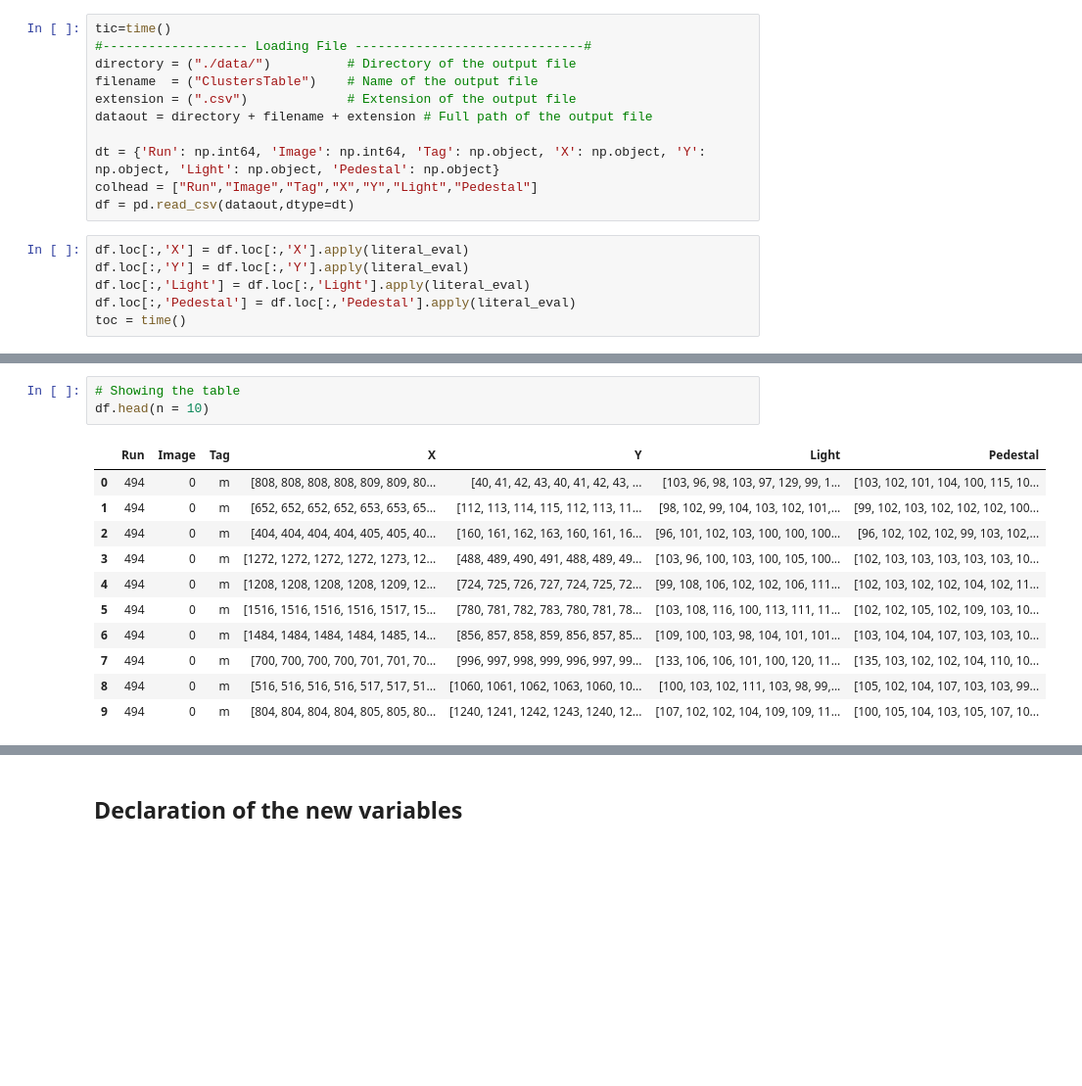
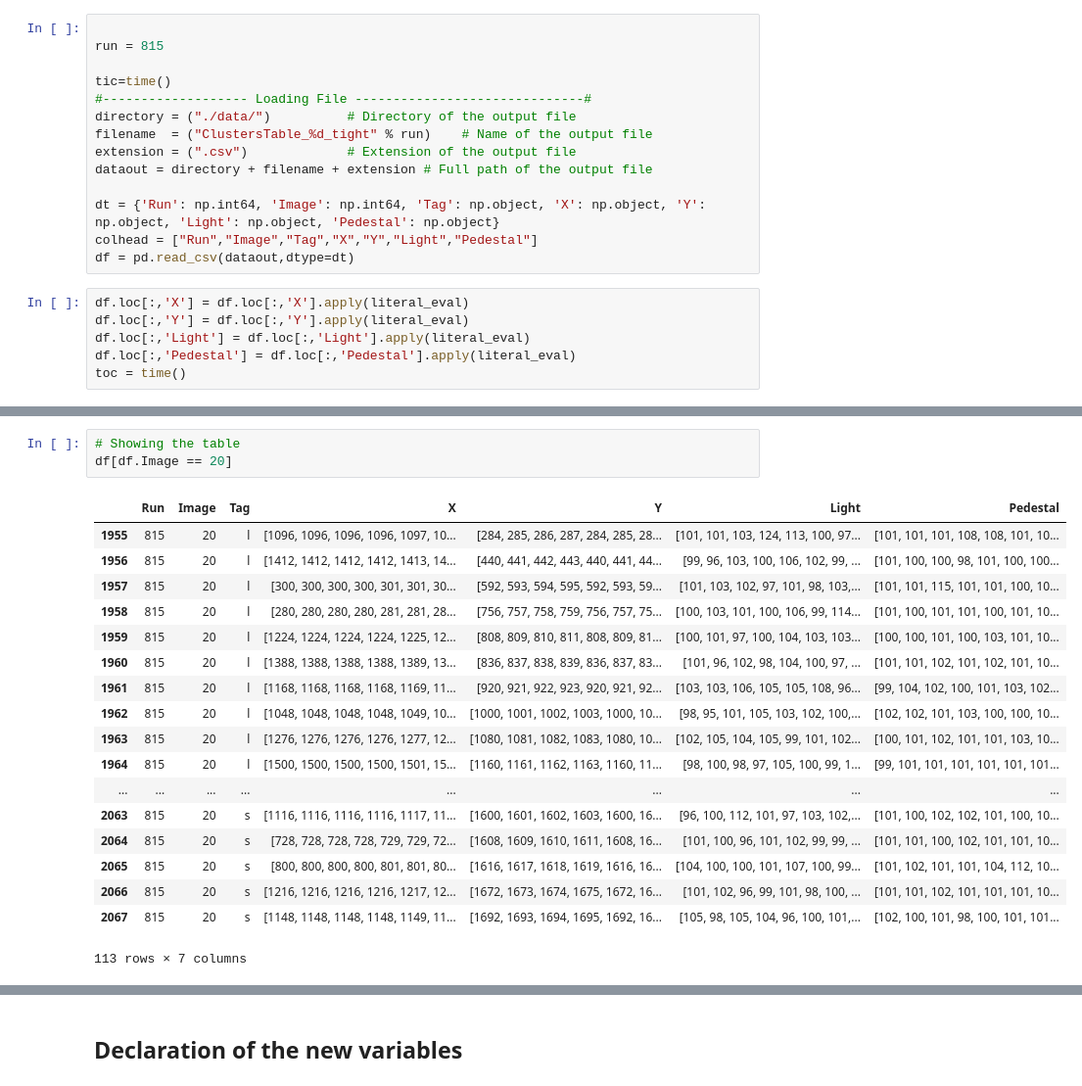
Before and after one commit to igorabritta/cygno, a Jupyter notebook: CreateVariables.ipynb, the cells around one changed output, grey strips where cells are left out. Shown at 98% size. Drawn from its saved outputs; the diff is of its cells as text; blank space fills up the shorter version.

```diff
--- a/CreateVariables.ipynb
+++ b/CreateVariables.ipynb
@@ -30,10 +30,13 @@ List contain:
 
 [0 - Run number, 1 - Image Number, 2 - Tag of the cluster, 3 - Pixel X position, 4 - Pixel Y position, 5 - Light in the pixel, 6 - Pedestal in the pixel]
 # %%
+
+run = 815
+
 tic=time()
 #------------------- Loading File ------------------------------#
 directory = ("./data/")          # Directory of the output file
-filename  = ("ClustersTable")    # Name of the output file
+filename  = ("ClustersTable_%d_tight" % run)    # Name of the output file
 extension = (".csv")             # Extension of the output file
 dataout = directory + filename + extension # Full path of the output file
 
@@ -53,18 +56,25 @@ Loading time: 11.80
 # %%
 # Showing the table
-df.head(n = 10)
+df[df.Image == 20]
 # %% [output]
 |  | Run | Image | Tag | X | Y | Light | Pedestal |
-| 0 | 494 | 0 | m | [808, 808, 808, 808, 809, 809, 80... | [40, 41, 42, 43, 40, 41, 42, 43, ... | [103, 96, 98, 103, 97, 129, 99, 1... | [103, 102, 101, 104, 100, 115, 10... |
-| 1 | 494 | 0 | m | [652, 652, 652, 652, 653, 653, 65... | [112, 113, 114, 115, 112, 113, 11... | [98, 102, 99, 104, 103, 102, 101,... | [99, 102, 103, 102, 102, 102, 100... |
-| 2 | 494 | 0 | m | [404, 404, 404, 404, 405, 405, 40... | [160, 161, 162, 163, 160, 161, 16... | [96, 101, 102, 103, 100, 100, 100... | [96, 102, 102, 102, 99, 103, 102,... |
-| 3 | 494 | 0 | m | [1272, 1272, 1272, 1272, 1273, 12... | [488, 489, 490, 491, 488, 489, 49... | [103, 96, 100, 103, 100, 105, 100... | [102, 103, 103, 103, 103, 103, 10... |
-| 4 | 494 | 0 | m | [1208, 1208, 1208, 1208, 1209, 12... | [724, 725, 726, 727, 724, 725, 72... | [99, 108, 106, 102, 102, 106, 111... | [102, 103, 102, 102, 104, 102, 11... |
-| 5 | 494 | 0 | m | [1516, 1516, 1516, 1516, 1517, 15... | [780, 781, 782, 783, 780, 781, 78... | [103, 108, 116, 100, 113, 111, 11... | [102, 102, 105, 102, 109, 103, 10... |
-| 6 | 494 | 0 | m | [1484, 1484, 1484, 1484, 1485, 14... | [856, 857, 858, 859, 856, 857, 85... | [109, 100, 103, 98, 104, 101, 101... | [103, 104, 104, 107, 103, 103, 10... |
-| 7 | 494 | 0 | m | [700, 700, 700, 700, 701, 701, 70... | [996, 997, 998, 999, 996, 997, 99... | [133, 106, 106, 101, 100, 120, 11... | [135, 103, 102, 102, 104, 110, 10... |
-| 8 | 494 | 0 | m | [516, 516, 516, 516, 517, 517, 51... | [1060, 1061, 1062, 1063, 1060, 10... | [100, 103, 102, 111, 103, 98, 99,... | [105, 102, 104, 107, 103, 103, 99... |
-| 9 | 494 | 0 | m | [804, 804, 804, 804, 805, 805, 80... | [1240, 1241, 1242, 1243, 1240, 12... | [107, 102, 102, 104, 109, 109, 11... | [100, 105, 104, 103, 105, 107, 10... |
+| 1955 | 815 | 20 | l | [1096, 1096, 1096, 1096, 1097, 10... | [284, 285, 286, 287, 284, 285, 28... | [101, 101, 103, 124, 113, 100, 97... | [101, 101, 101, 108, 108, 101, 10... |
+| 1956 | 815 | 20 | l | [1412, 1412, 1412, 1412, 1413, 14... | [440, 441, 442, 443, 440, 441, 44... | [99, 96, 103, 100, 106, 102, 99, ... | [101, 100, 100, 98, 101, 100, 100... |
+| 1957 | 815 | 20 | l | [300, 300, 300, 300, 301, 301, 30... | [592, 593, 594, 595, 592, 593, 59... | [101, 103, 102, 97, 101, 98, 103,... | [101, 101, 115, 101, 101, 100, 10... |
+| 1958 | 815 | 20 | l | [280, 280, 280, 280, 281, 281, 28... | [756, 757, 758, 759, 756, 757, 75... | [100, 103, 101, 100, 106, 99, 114... | [101, 100, 101, 101, 100, 101, 10... |
+| 1959 | 815 | 20 | l | [1224, 1224, 1224, 1224, 1225, 12... | [808, 809, 810, 811, 808, 809, 81... | [100, 101, 97, 100, 104, 103, 103... | [100, 100, 101, 100, 103, 101, 10... |
+| 1960 | 815 | 20 | l | [1388, 1388, 1388, 1388, 1389, 13... | [836, 837, 838, 839, 836, 837, 83... | [101, 96, 102, 98, 104, 100, 97, ... | [101, 101, 102, 101, 102, 101, 10... |
+| 1961 | 815 | 20 | l | [1168, 1168, 1168, 1168, 1169, 11... | [920, 921, 922, 923, 920, 921, 92... | [103, 103, 106, 105, 105, 108, 96... | [99, 104, 102, 100, 101, 103, 102... |
+| 1962 | 815 | 20 | l | [1048, 1048, 1048, 1048, 1049, 10... | [1000, 1001, 1002, 1003, 1000, 10... | [98, 95, 101, 105, 103, 102, 100,... | [102, 102, 101, 103, 100, 100, 10... |
+| 1963 | 815 | 20 | l | [1276, 1276, 1276, 1276, 1277, 12... | [1080, 1081, 1082, 1083, 1080, 10... | [102, 105, 104, 105, 99, 101, 102... | [100, 101, 102, 101, 101, 103, 10... |
+| 1964 | 815 | 20 | l | [1500, 1500, 1500, 1500, 1501, 15... | [1160, 1161, 1162, 1163, 1160, 11... | [98, 100, 98, 97, 105, 100, 99, 1... | [99, 101, 101, 101, 101, 101, 101... |
+| ... | ... | ... | ... | ... | ... | ... | ... |
+| 2063 | 815 | 20 | s | [1116, 1116, 1116, 1116, 1117, 11... | [1600, 1601, 1602, 1603, 1600, 16... | [96, 100, 112, 101, 97, 103, 102,... | [101, 100, 102, 102, 101, 100, 10... |
+| 2064 | 815 | 20 | s | [728, 728, 728, 728, 729, 729, 72... | [1608, 1609, 1610, 1611, 1608, 16... | [101, 100, 96, 101, 102, 99, 99, ... | [101, 101, 100, 102, 101, 101, 10... |
+| 2065 | 815 | 20 | s | [800, 800, 800, 800, 801, 801, 80... | [1616, 1617, 1618, 1619, 1616, 16... | [104, 100, 100, 101, 107, 100, 99... | [101, 102, 101, 101, 104, 112, 10... |
+| 2066 | 815 | 20 | s | [1216, 1216, 1216, 1216, 1217, 12... | [1672, 1673, 1674, 1675, 1672, 16... | [101, 102, 96, 99, 101, 98, 100, ... | [101, 101, 102, 101, 101, 101, 10... |
+| 2067 | 815 | 20 | s | [1148, 1148, 1148, 1148, 1149, 11... | [1692, 1693, 1694, 1695, 1692, 16... | [105, 98, 105, 104, 96, 100, 101,... | [102, 100, 101, 98, 100, 101, 101... |
+113 rows × 7 columns
 # %%
 variables = df.iloc[:,0:3].copy()
 variables.head(n = 5)
```
Also changed, not shown: parts of 11 cells of this notebook, 2 other files.
